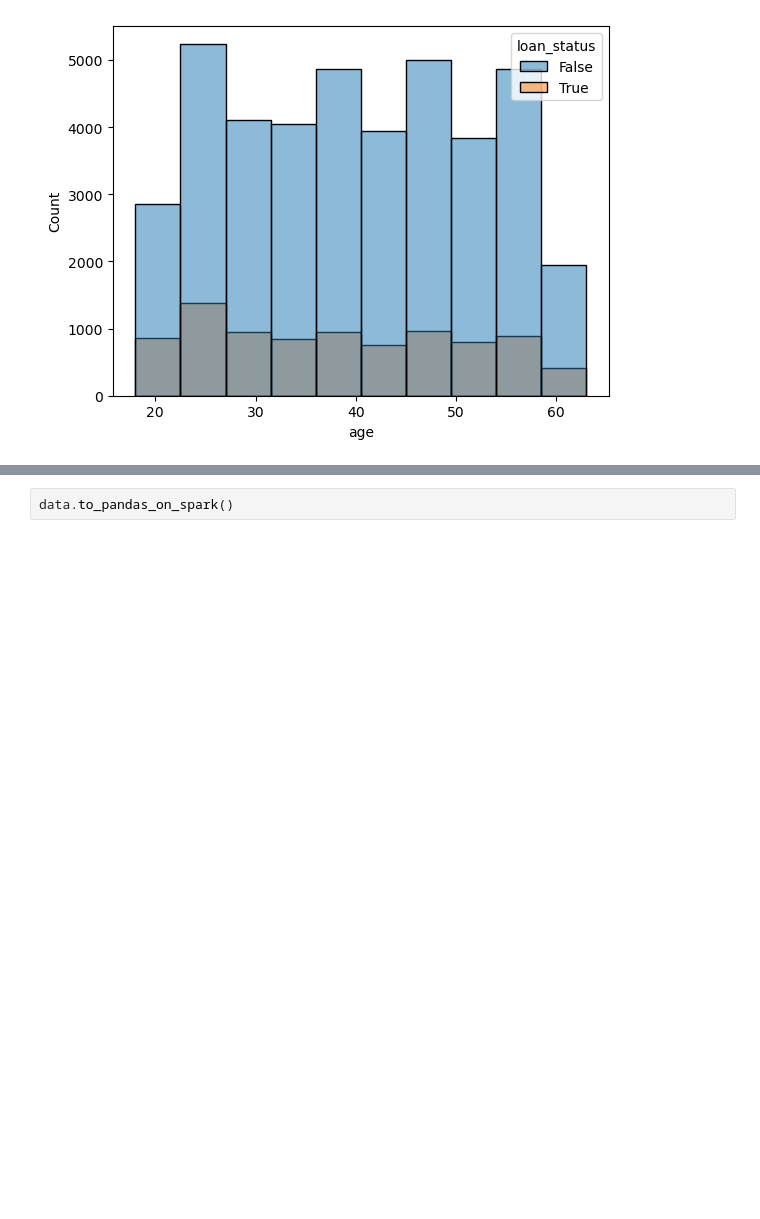
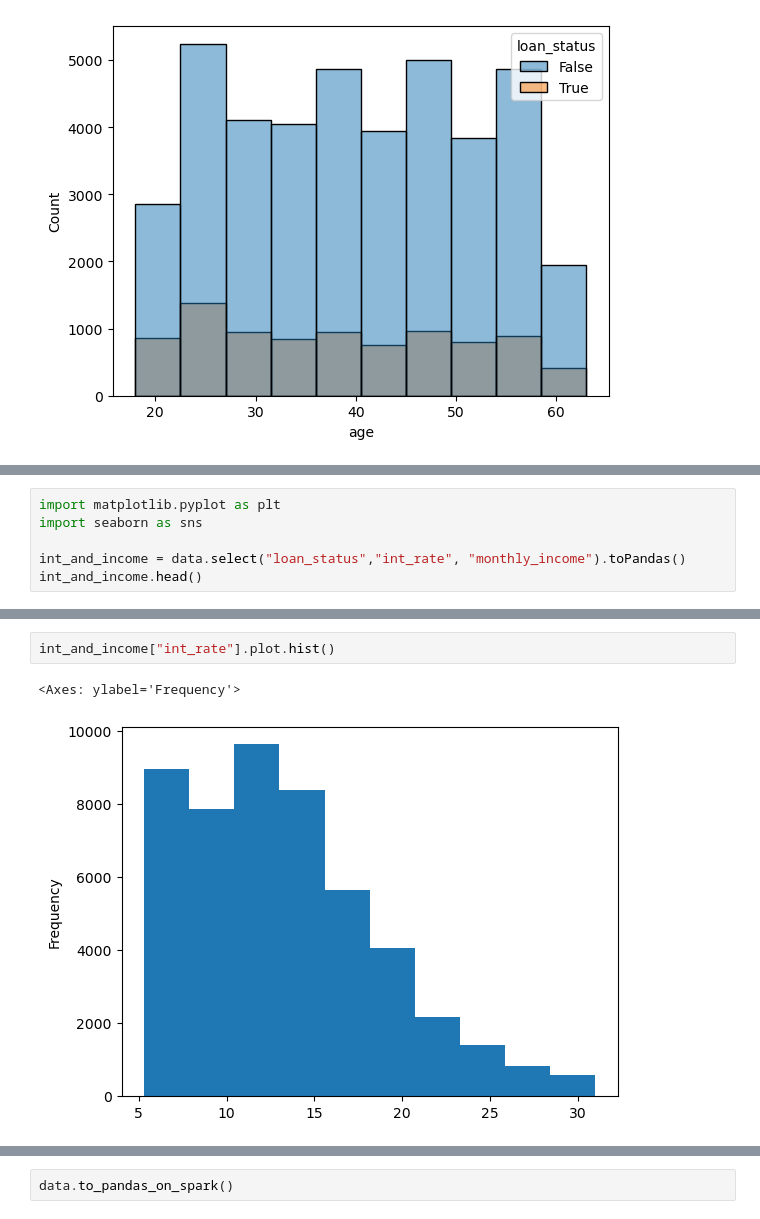
Before and after one commit to vengleab/BigData-Sunrise-2024, a Jupyter notebook: spark-sql/Spark SQL.ipynb, the cells around one changed output, grey strips where cells are left out. Drawn from its saved outputs; the diff is of its cells as text; blank space fills up the shorter version.

```diff
--- a/spark-sql/Spark SQL.ipynb
+++ b/spark-sql/Spark SQL.ipynb
@@ -442,0 +619,6 @@ only showing top 20 rows
+# %%
+import matplotlib.pyplot as plt
+import seaborn as sns
+
+int_and_income = data.select("loan_status","int_rate", "monthly_income").toPandas()
+int_and_income.head()
@@ -442,0 +632,5 @@ only showing top 20 rows
+# %%
+int_and_income["int_rate"].plot.hist()
+# %% [output]
+<Axes: ylabel='Frequency'>
+[figure, added]
```
Also changed, not shown: parts of 20 cells of this notebook.
